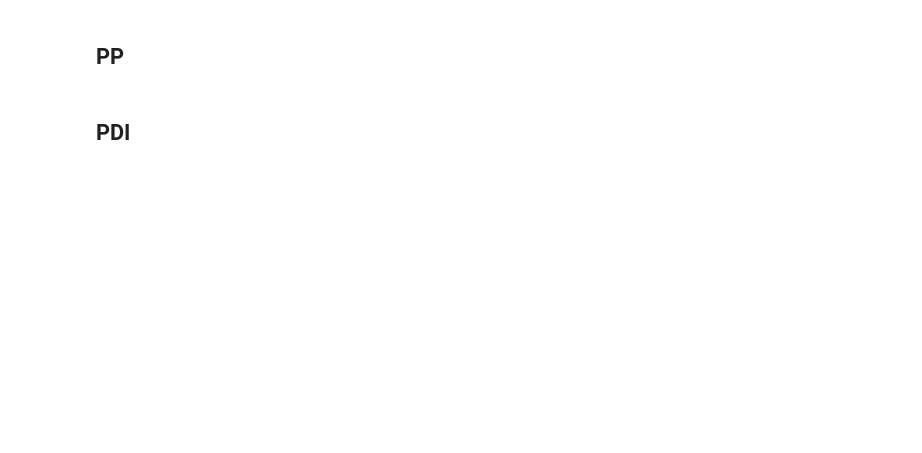
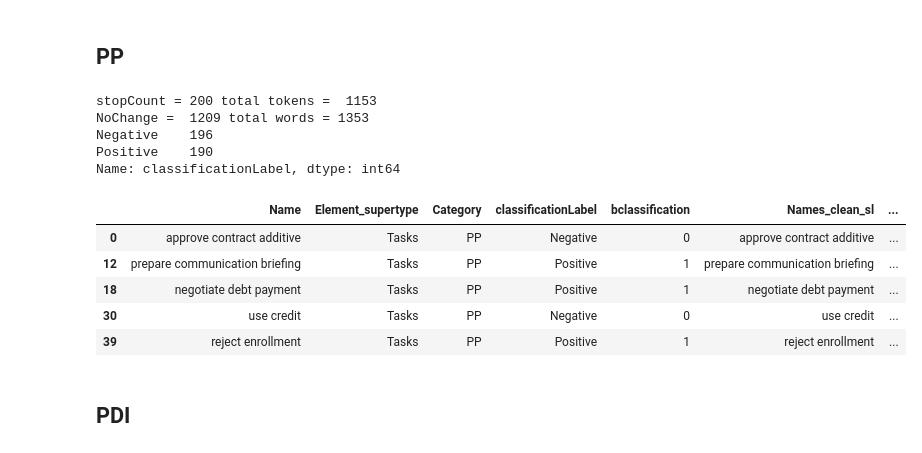
Before and after one commit to VitorCamargs/SBSI-AutomatedClassificationEvaluation, a Jupyter notebook: ML_Comparison.ipynb, the cells around one changed output. Drawn from its saved outputs; the diff is of its cells as text; code cells hidden in the pictures; blank space fills up the shorter version.

```diff
--- a/ML_Comparison.ipynb
+++ b/ML_Comparison.ipynb
@@ -113,16 +172,28 @@ df_stt
 # %%
 totalWords=0
 noChangesCount=0
 totaltokens=0
 stopCount=0
 df_pp = df[df['Category'].str.endswith('PP')].copy()
 df_pp['Names_clean_sl'] = df_pp['Name'].apply(preprocess_stop_lemma)
 df_pp['Names_clean_s'] = df_pp['Name'].apply(preprocess_stop)
 print('stopCount =',stopCount,'total tokens = ',totaltokens)
 df_pp['Names_clean_l'] = df_pp['Name'].apply(preprocess_lemma)
 print('NoChange = ',noChangesCount,'total words =',totalWords)
 print(df_pp['classificationLabel'].value_counts())
-df_pp
+df_pp.head()
+# %% [output]
+stopCount = 200 total tokens =  1153
+NoChange =  1209 total words = 1353
+Negative    196
+Positive    190
+Name: classificationLabel, dtype: int64
+|  | Name | Element_supertype | Category | classificationLabel | bclassification | Names_clean_sl | ... |
+| 0 | approve contract additive | Tasks | PP | Negative | 0 | approve contract additive | ... |
+| 12 | prepare communication briefing | Tasks | PP | Positive | 1 | prepare communication briefing | ... |
+| 18 | negotiate debt payment | Tasks | PP | Positive | 1 | negotiate debt payment | ... |
+| 30 | use credit | Tasks | PP | Negative | 0 | use credit | ... |
+| 39 | reject enrollment | Tasks | PP | Positive | 1 | reject enrollment | ... |
 # %% [markdown]
 ## PDI
 # %%
```
Also changed, not shown: parts of 30 cells of this notebook.
